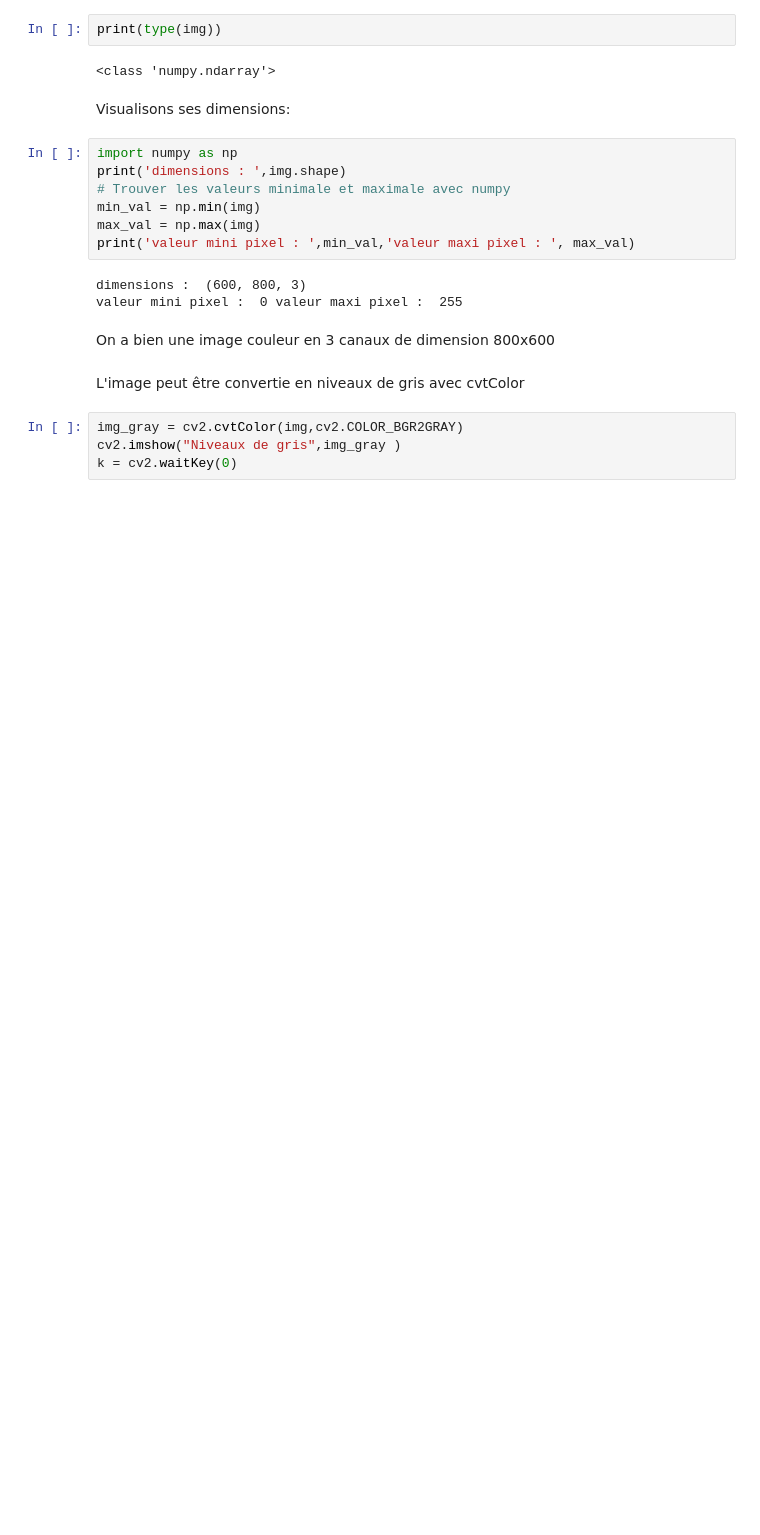
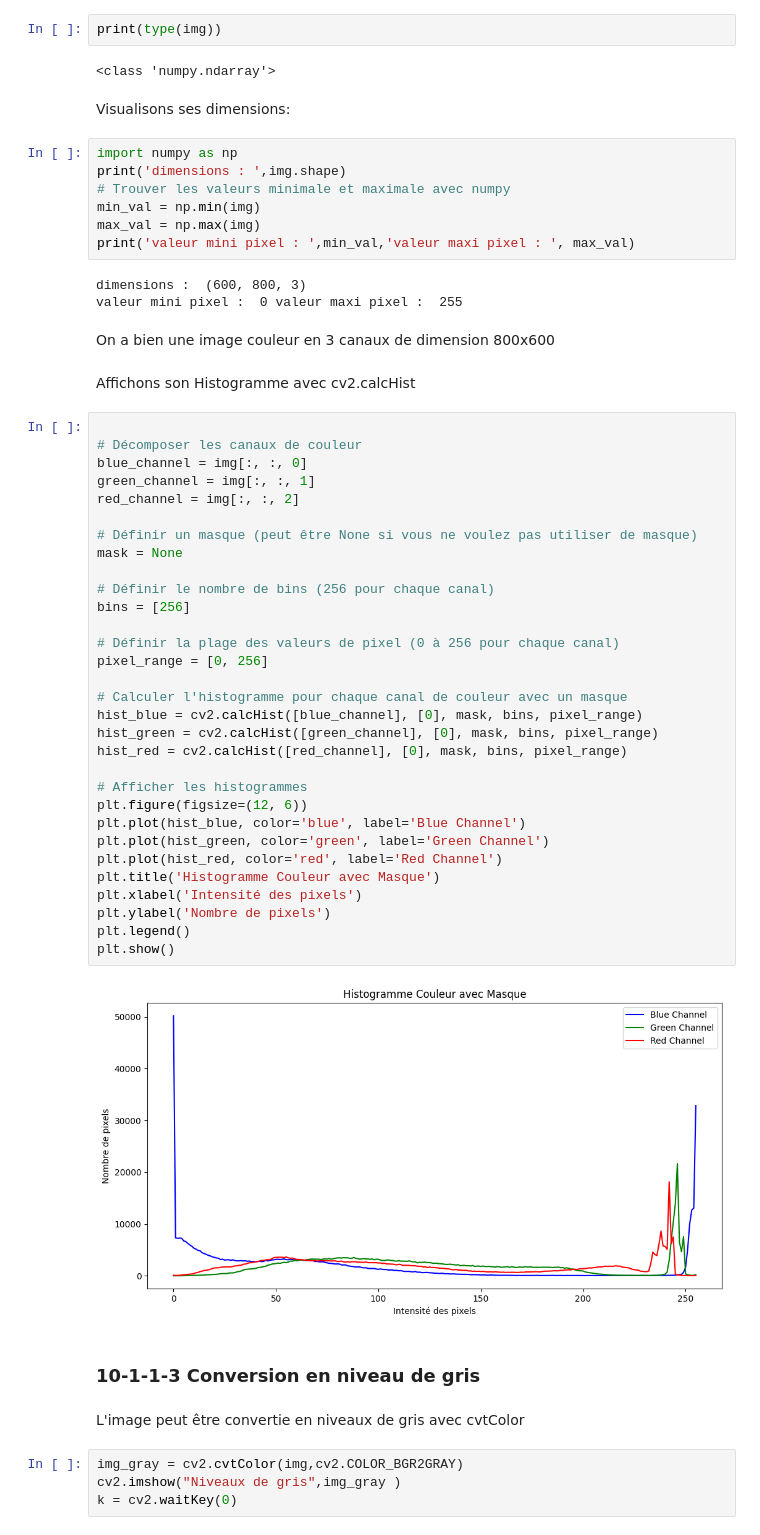
Before and after one commit to Simoooooooooon/CoursPython, a Jupyter notebook: CoursPython2IMACS#11_traitement_image.ipynb, the cells around one changed output. Saved outputs shown, nothing was run; the diff lists cells and outputs as text; blank space fills up the shorter version.

```diff
--- a/CoursPython2IMACS#11_traitement_image.ipynb
+++ b/CoursPython2IMACS#11_traitement_image.ipynb
@@ -46,6 +49,43 @@ dimensions :  (600, 800, 3)
 valeur mini pixel :  0 valeur maxi pixel :  255
 # %% [markdown]
 On a bien une image couleur en 3 canaux de dimension 800x600
+# %% [markdown]
+Affichons son Histogramme avec cv2.calcHist
+# %%
+
+# Décomposer les canaux de couleur
+blue_channel = img[:, :, 0]
+green_channel = img[:, :, 1]
+red_channel = img[:, :, 2]
+
+# Définir un masque (peut être None si vous ne voulez pas utiliser de masque)
+mask = None
+
+# Définir le nombre de bins (256 pour chaque canal)
+bins = [256]
+
+# Définir la plage des valeurs de pixel (0 à 256 pour chaque canal)
+pixel_range = [0, 256]
+
+# Calculer l'histogramme pour chaque canal de couleur avec un masque
+hist_blue = cv2.calcHist([blue_channel], [0], mask, bins, pixel_range)
+hist_green = cv2.calcHist([green_channel], [0], mask, bins, pixel_range)
+hist_red = cv2.calcHist([red_channel], [0], mask, bins, pixel_range)
+
+# Afficher les histogrammes
+plt.figure(figsize=(12, 6))
+plt.plot(hist_blue, color='blue', label='Blue Channel')
+plt.plot(hist_green, color='green', label='Green Channel')
+plt.plot(hist_red, color='red', label='Red Channel')
+plt.title('Histogramme Couleur avec Masque')
+plt.xlabel('Intensité des pixels')
+plt.ylabel('Nombre de pixels')
+plt.legend()
+plt.show()
+# %% [output]
+[figure, added]
+# %% [markdown]
+### 10-1-1-3 Conversion en niveau de gris
 # %% [markdown]
 L'image peut être convertie en niveaux de gris avec cvtColor
 # %%
```
Also changed, not shown: parts of 101 cells of this notebook.
